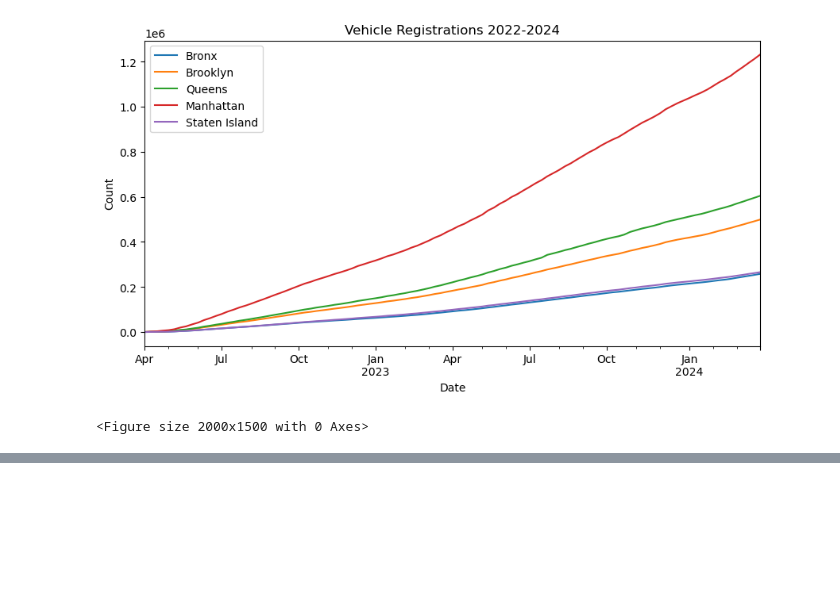
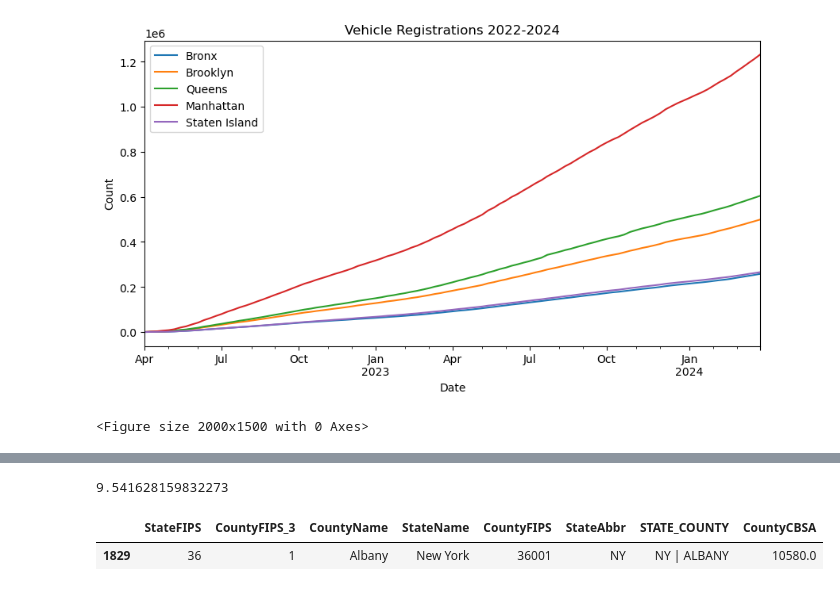
Before and after one commit to heidthecamp/CU-VIRT-AI-PT-03-2024-U-LOLC-PROJECT-1, a Jupyter notebook: displaying_data.ipynb, the cells around one changed output, grey strips where cells are left out. Drawn from its saved outputs; the diff is of its cells as text; code cells hidden in the pictures; blank space fills up the shorter version.

```diff
--- a/displaying_data.ipynb
+++ b/displaying_data.ipynb
@@ -248,0 +282,18 @@ nyc_gas.head()
+# %%
+albany_fips = fips[(fips['CountyName'].isin(['Albany'])) & (fips['StateName'].str.contains('New York'))]
+albany_walkindex = pd.DataFrame()
+for county in albany_fips['CountyCBSA'].values:
+    albany_walkindex = pd.concat([walkability_df, walkability_df[
+        (walkability_df['CBSA'] == county)
+    ]])
+
+albany_walkindex = albany_walkindex.drop_duplicates()
+
+albany_walkindex['NatWalkInd'].mean()
+# %% [output]
+9.541628159832273
+# %%
+albany_fips
+# %% [output]
+|  | StateFIPS | CountyFIPS_3 | CountyName | StateName | CountyFIPS | StateAbbr | STATE_COUNTY | CountyCBSA |
+| 1829 | 36 | 1 | Albany | New York | 36001 | NY | NY | ALBANY | 10580.0 |
```
Also changed, not shown: parts of 16 cells of this notebook.
